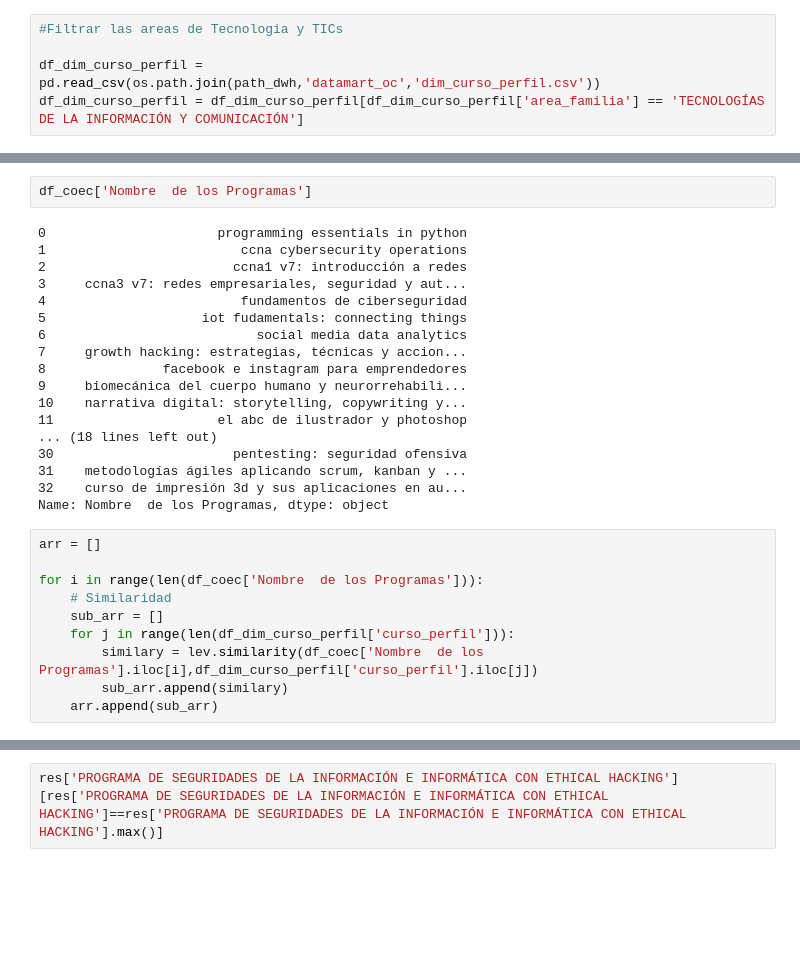
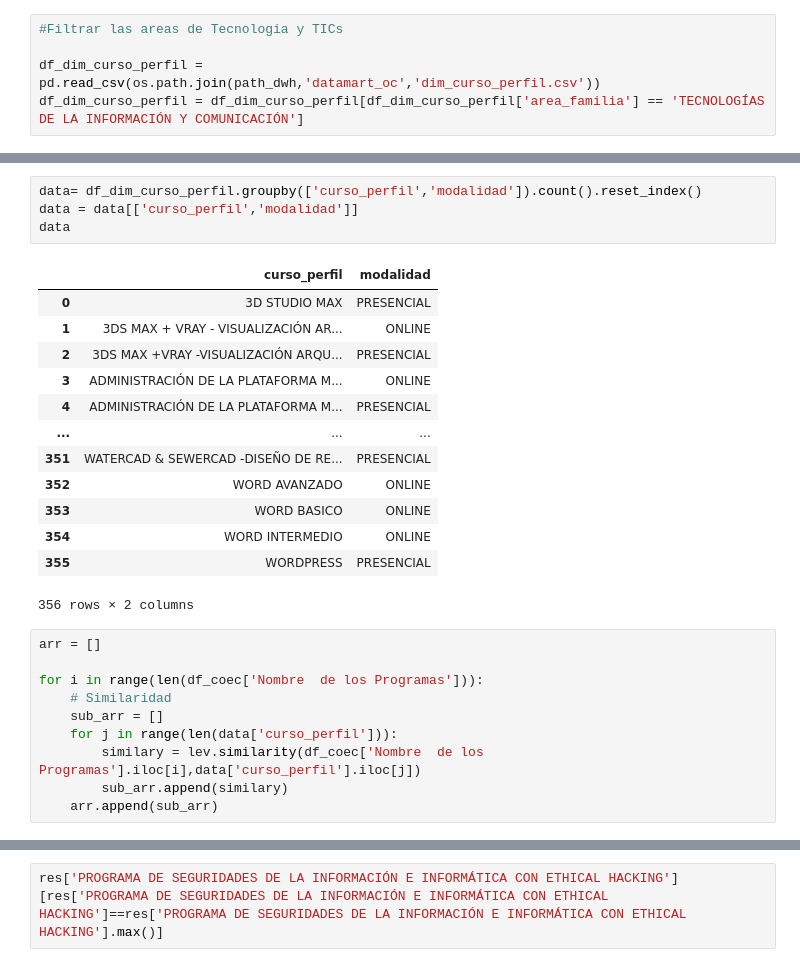
Before and after one commit to Herziox/Data-Mining-System-SETEC, a Jupyter notebook: 3_data_preprocesing_module/ETL_Costs.ipynb, the cells around one changed output, grey strips where cells are left out. Saved outputs shown, nothing was run; the diff lists cells and outputs as text; blank space fills up the shorter version.

```diff
--- a/3_data_preprocesing_module/ETL_Costs.ipynb
+++ b/3_data_preprocesing_module/ETL_Costs.ipynb
@@ -81,34 +53,32 @@ df_coec.columns
 Index(['Nombre  de los Programas', 'Modalidad', 'Precio', 'carga_horaria',
        'precio_por_hora'],
       dtype='object')
-# %%
-df_coec['Nombre  de los Programas']
-# %% [output]
-0                      programming essentials in python
-1                         ccna cybersecurity operations
-2                        ccna1 v7: introducción a redes
-3     ccna3 v7: redes empresariales, seguridad y aut...
-4                         fundamentos de ciberseguridad
-5                    iot fudamentals: connecting things
-6                           social media data analytics
-7     growth hacking: estrategias, técnicas y accion...
-8               facebook e instagram para emprendedores
-9     biomecánica del cuerpo humano y neurorrehabili...
-10    narrativa digital: storytelling, copywriting y...
-11                     el abc de ilustrador y photoshop
-... (18 lines left out)
-30                       pentesting: seguridad ofensiva
-31    metodologías ágiles aplicando scrum, kanban y ...
-32    curso de impresión 3d y sus aplicaciones en au...
-Name: Nombre  de los Programas, dtype: object
+# %%
+data= df_dim_curso_perfil.groupby(['curso_perfil','modalidad']).count().reset_index()
+data = data[['curso_perfil','modalidad']]
+data
+# %% [output]
+|  | curso_perfil | modalidad |
+| 0 | 3D STUDIO MAX | PRESENCIAL |
+| 1 | 3DS MAX + VRAY - VISUALIZACIÓN AR... | ONLINE |
+| 2 | 3DS MAX +VRAY -VISUALIZACIÓN ARQU... | PRESENCIAL |
+| 3 | ADMINISTRACIÓN DE LA PLATAFORMA M... | ONLINE |
+| 4 | ADMINISTRACIÓN DE LA PLATAFORMA M... | PRESENCIAL |
+| ... | ... | ... |
+| 351 | WATERCAD & SEWERCAD -DISEÑO DE RE... | PRESENCIAL |
+| 352 | WORD AVANZADO | ONLINE |
+| 353 | WORD BASICO | ONLINE |
+| 354 | WORD INTERMEDIO | ONLINE |
+| 355 | WORDPRESS | PRESENCIAL |
+356 rows × 2 columns
 # %%
 arr = []
 
 for i in range(len(df_coec['Nombre  de los Programas'])):
     # Similaridad
     sub_arr = []
-    for j in range(len(df_dim_curso_perfil['curso_perfil'])):
-        similary = lev.similarity(df_coec['Nombre  de los Programas'].iloc[i],df_dim_curso_perfil['curso_perfil'].iloc[j])
+    for j in range(len(data['curso_perfil'])):
+        similary = lev.similarity(df_coec['Nombre  de los Programas'].iloc[i],data['curso_perfil'].iloc[j])
         sub_arr.append(similary)
     arr.append(sub_arr)
 # %%
```
Also changed, not shown: parts of 5 cells of this notebook.
